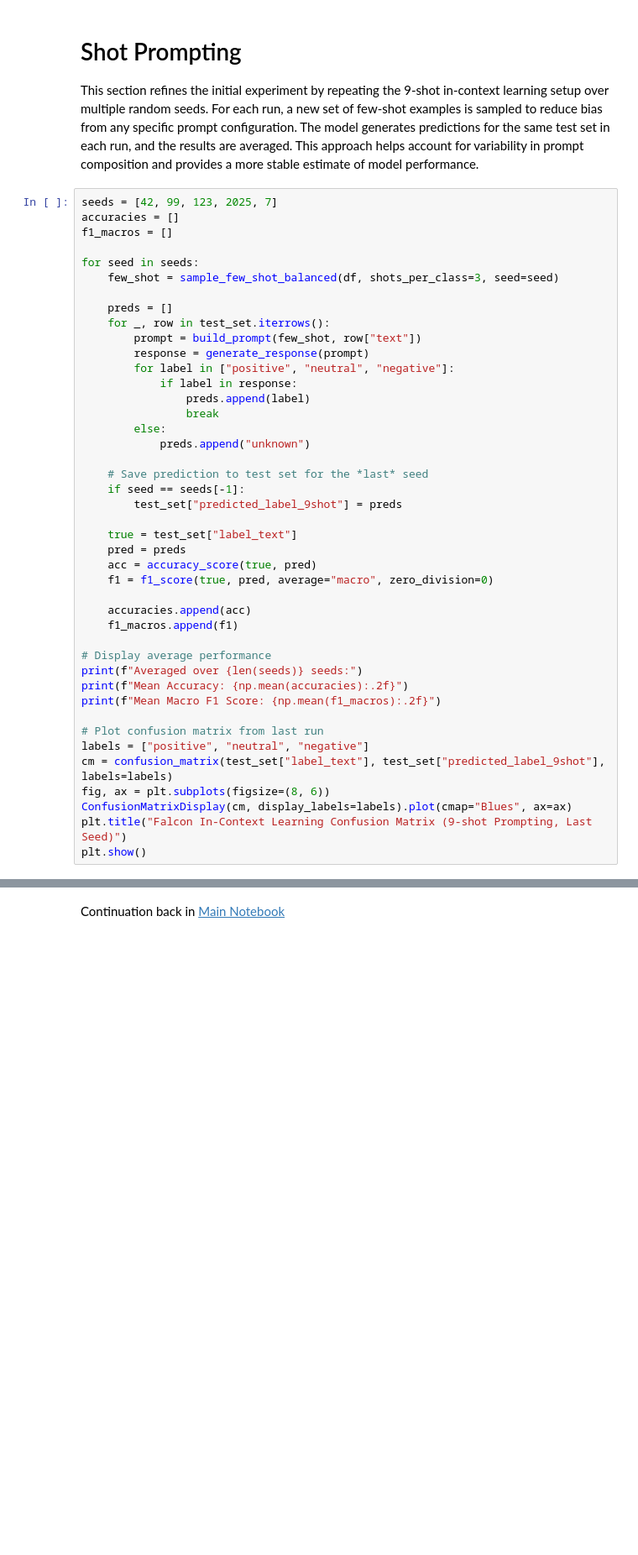
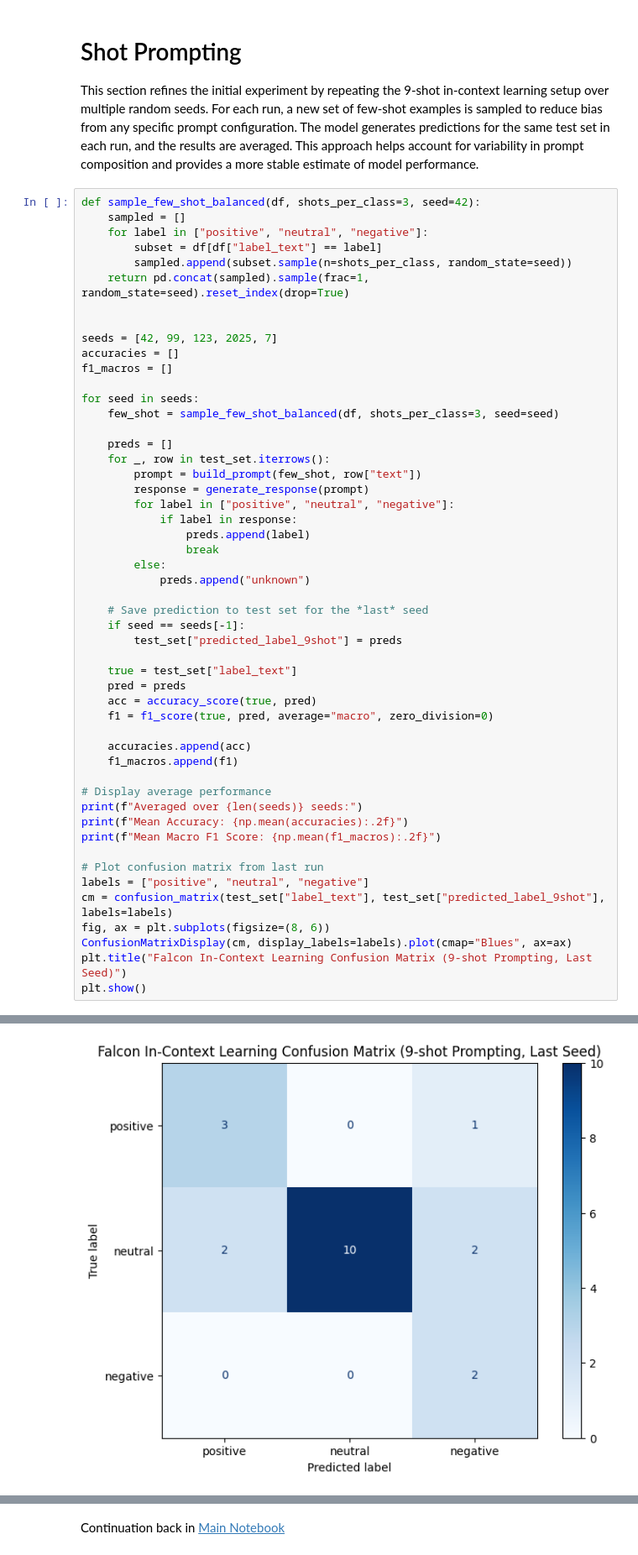
Before and after one commit to markbogorad/Fintext_NLP, a Jupyter notebook: financial_sentiment_transfer_learning/experiments/9_in_context_learning_experiments.ipynb, the cells around one changed output, grey strips where cells are left out. Shown at 84% size. Drawn from its saved outputs; the diff is of its cells as text; blank space fills up the shorter version.

```diff
--- a/financial_sentiment_transfer_learning/experiments/9_in_context_learning_experiments.ipynb
+++ b/financial_sentiment_transfer_learning/experiments/9_in_context_learning_experiments.ipynb
@@ -114,6 +137,14 @@ The initial evaluation using a single 9-shot prompt resulted in an accuracy of 8
 
 This section refines the initial experiment by repeating the 9-shot in-context learning setup over multiple random seeds. For each run, a new set of few-shot examples is sampled to reduce bias from any specific prompt configuration. The model generates predictions for the same test set in each run, and the results are averaged. This approach helps account for variability in prompt composition and provides a more stable estimate of model performance.
 # %%
+def sample_few_shot_balanced(df, shots_per_class=3, seed=42):
+    sampled = []
+    for label in ["positive", "neutral", "negative"]:
+        subset = df[df["label_text"] == label]
+        sampled.append(subset.sample(n=shots_per_class, random_state=seed))
+    return pd.concat(sampled).sample(frac=1, random_state=seed).reset_index(drop=True)
+
+
 seeds = [42, 99, 123, 2025, 7]
 accuracies = []
 f1_macros = []
@@ -156,3 +187,4 @@ fig, ax = plt.subplots(figsize=(8, 6))
 ConfusionMatrixDisplay(cm, display_labels=labels).plot(cmap="Blues", ax=ax)
 plt.title("Falcon In-Context Learning Confusion Matrix (9-shot Prompting, Last Seed)")
 plt.show()
+# %% [output]
@@ -159,3 +199,4 @@ plt.show()
+[figure, added]
 # %% [markdown]
 ## Shot Prompting Results
 
```
Also changed, not shown: parts of 3 cells of this notebook.
